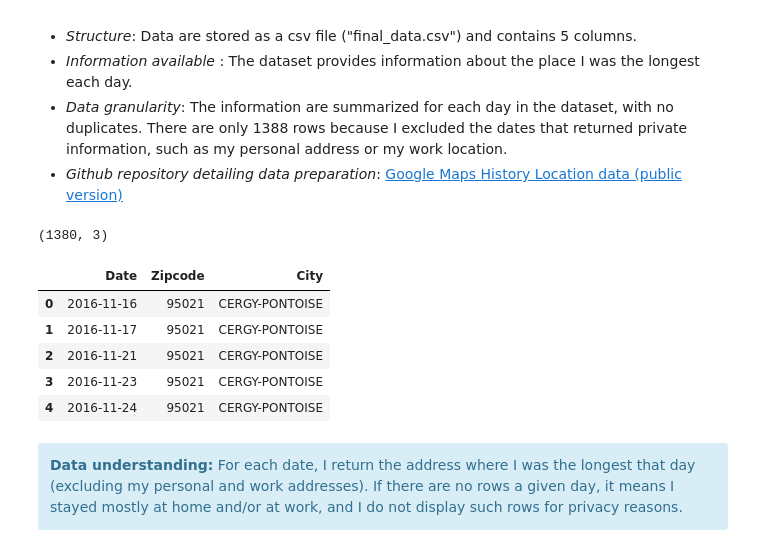
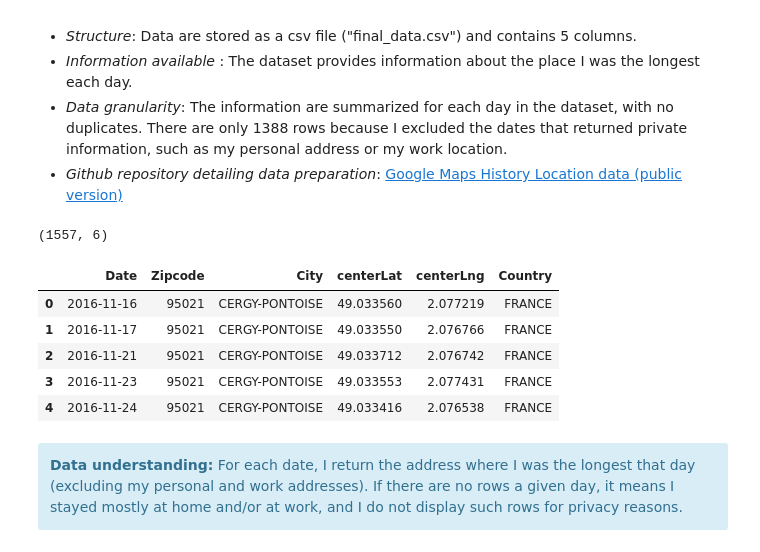
Before and after one commit to MargotMarchais/Samsung_Health_revamp, a Jupyter notebook: Part3_Samsung_Health_Google_Maps_combined.ipynb, the cells around one changed output. Drawn from its saved outputs; the diff is of its cells as text; code cells hidden in the pictures.

Commit message:
Added the location section

```diff
--- a/Part3_Samsung_Health_Google_Maps_combined.ipynb
+++ b/Part3_Samsung_Health_Google_Maps_combined.ipynb
@@ -122,20 +122,20 @@ swim_dance_workouts.sort_values("Date", ascending = False).head(5)
 * *Github repository detailing data preparation*: [Google Maps History Location data (public version)](https://github.com/MargotMarchais/Google_Maps_Swimming_Dance_workouts)
 # %%
 # Data import and glimpse
-google_maps = pd.read_csv('C:/Users/margo/Documents/Documents/Formation/Github/Google_Maps_Location_History/day_zipcode.csv',
+google_maps = pd.read_csv('C:/Users/margo/Documents/Documents/Formation/Github/Google_Maps_Location_History/final_data.csv',
                 index_col = False)
 
 print(google_maps.shape)
 
 google_maps.sort_values("Date", ascending = True).head(5)
 # %% [output]
-(1380, 3)
+(1557, 6)
-|  | Date | Zipcode | City |
-| 0 | 2016-11-16 | 95021 | CERGY-PONTOISE |
-| 1 | 2016-11-17 | 95021 | CERGY-PONTOISE |
-| 2 | 2016-11-21 | 95021 | CERGY-PONTOISE |
-| 3 | 2016-11-23 | 95021 | CERGY-PONTOISE |
-| 4 | 2016-11-24 | 95021 | CERGY-PONTOISE |
+|  | Date | Zipcode | City | centerLat | centerLng | Country |
+| 0 | 2016-11-16 | 95021 | CERGY-PONTOISE | 49.033560 | 2.077219 | FRANCE |
+| 1 | 2016-11-17 | 95021 | CERGY-PONTOISE | 49.033550 | 2.076766 | FRANCE |
+| 2 | 2016-11-21 | 95021 | CERGY-PONTOISE | 49.033712 | 2.076742 | FRANCE |
+| 3 | 2016-11-23 | 95021 | CERGY-PONTOISE | 49.033553 | 2.077431 | FRANCE |
+| 4 | 2016-11-24 | 95021 | CERGY-PONTOISE | 49.033416 | 2.076538 | FRANCE |
 # %% [markdown]
 <div class="alert alert-block alert-info">
 <b>Data understanding:</b> For each date, I return the address where I was the longest that day (excluding my personal and work addresses). If there are no rows a given day, it means I stayed mostly at home and/or at work, and I do not display such rows for privacy reasons.
```
Also changed, not shown: parts of 8 cells of this notebook.
